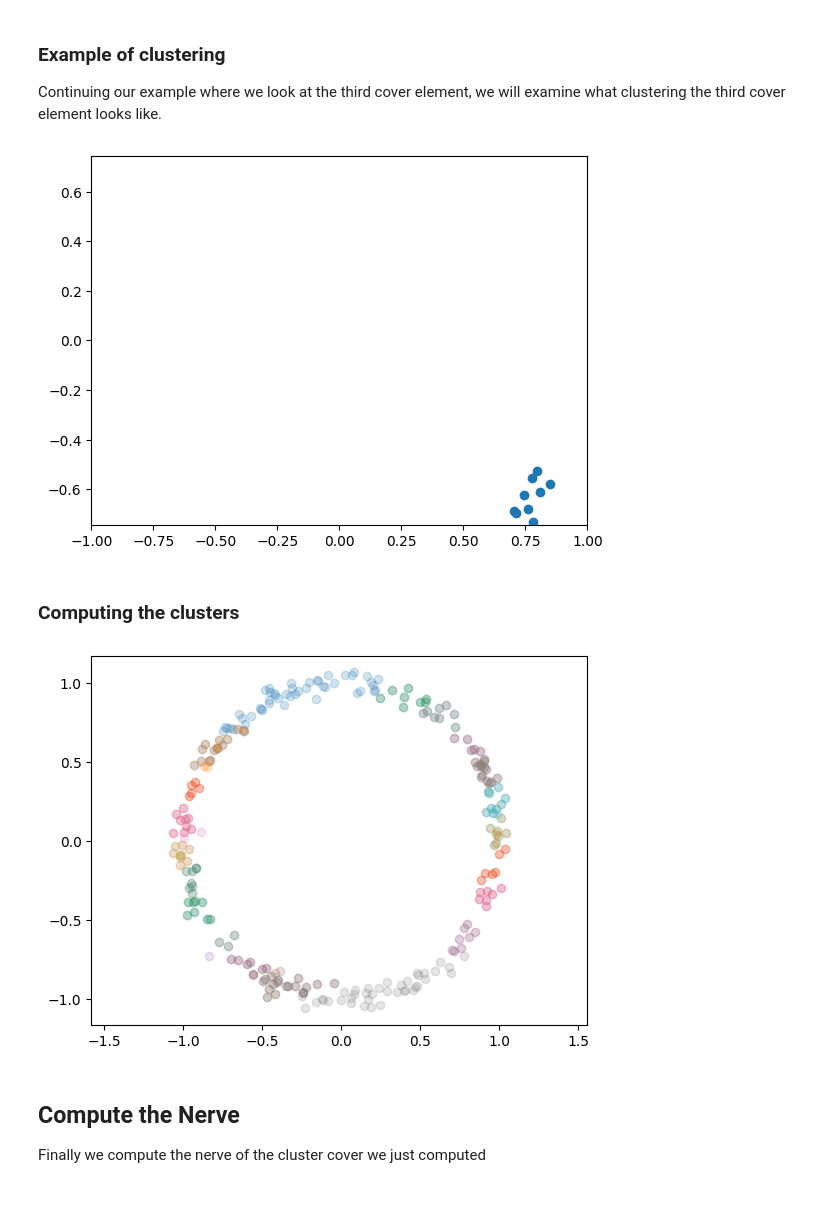
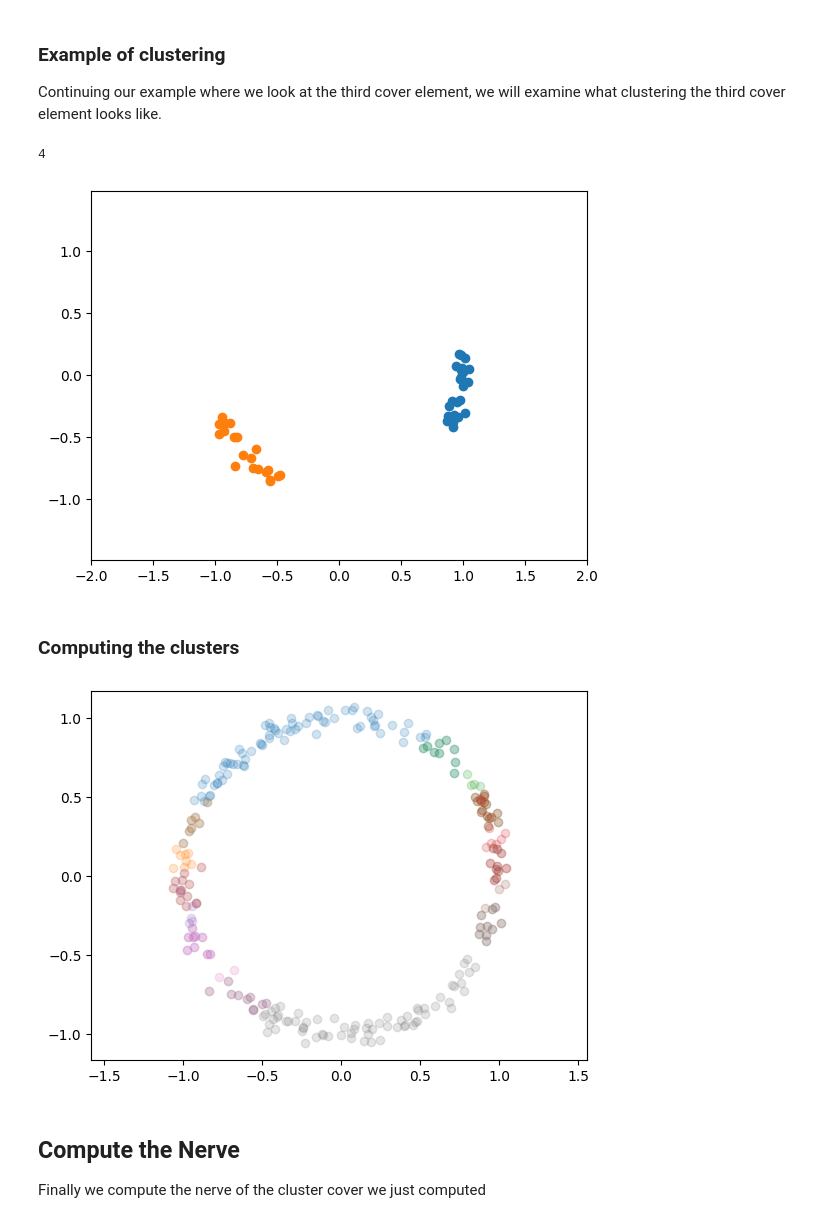
Before and after one commit to erooke/mapper-from-scratch, a Jupyter notebook: Presentation.ipynb, the cells around one changed output. Drawn from its saved outputs; the diff is of its cells as text; code cells hidden in the pictures.

```diff
--- a/Presentation.ipynb
+++ b/Presentation.ipynb
@@ -1,3 +47,10 @@
+# %%
+N = 250         # Number of data points
+eps = 0.04      # Ammount of noise
+n = 5           # Number of covering elements
+p = 0.4         # Percent overlap
+db_eps = 0.4    # Epsilon for dbscan
+min_samples = 1 # Min samples for dbscan
 # %% [markdown]
 # Mapper from Scratch
 The purpose of this  notebook is to run through the mapper algorithm piece by piece using python. Each of the major steps of the mapper algorithm are then outlined below. We will fill them in as we go.
@@ -52,13 +104,11 @@ $$
 w = \frac{b - a}{n - (n-1)p} \quad\text{and}\quad a_i = a + iw(1-p) \quad\text{and}\quad b_i = a_i + w
 $$
 # %%
-n = 10
-p = 0.45
-
 a = np.min(feature_space)
 b = np.max(feature_space)
 
 w = (b-a) / ( n - (n-1) * p )
+middle = (n // 2) + 1
 
 # We define limits to be an array such that
 # limits[i] = [a_i, b_i]
@@ -87,12 +137,12 @@ Now that we have our cover of feature space we would like to figure out which po
 
 To start we will show an example of what this looks like. We will compute all the points which lie within the third cover element. We will represent the cover element as the list of indices of the data points within that cover.
 # %%
-i = 2 # We are looking at the third cover element
+
 
 np.flatnonzero(                       # Returns the indices of the array which are true
     np.logical_and(                   # Makes sure both conditions hold
-        limits[i,0] <= feature_space, # Which data points lie above a_i
-        limits[i,1] >= feature_space, # Which data points lie below b_i
+        limits[middle,0] <= feature_space, # Which data points lie above a_i
+        limits[middle,1] >= feature_space, # Which data points lie below b_i
     )
 )
 # %% [output]
@@ -139,23 +190,25 @@ Continuing our example where we look at the third cover element, we will examine
 # %%
 from sklearn.cluster import DBSCAN
 
-clusterer = DBSCAN( eps = 0.4, min_samples = 1 )
+print(i)
 
-# i = 2
-pullback = data[cover[i]]
+clusterer = DBSCAN( eps = db_eps, min_samples = min_samples )
+
+pullback = data[cover[middle]]
 
 labels = clusterer.fit_predict(pullback)
 
 for label in set(labels):               # For each unique label
     cluster = pullback[labels == label] # Extracts the points in that label
     plt.scatter(cluster[:,0], cluster[:,1])
 
 plt.axis("equal")
-plt.xlim([-1,1])
-plt.ylim([-1,1])
+plt.xlim([-2,2])
+plt.ylim([-2,2])
 plt.show()
 # %% [output]
+4
-[figure, old version]
+[figure, new version]
 # %% [markdown]
 ### Computing the clusters
 # %%
@@ -173,7 +226,7 @@ for cluster in clusters:
 
 _ = plt.axis("equal")
 # %% [output]
-[figure, old version]
+[figure, new version]
 # %% [markdown]
 ## Compute the Nerve
 
```
Also changed, not shown: parts of 7 cells of this notebook, 3 other files.
